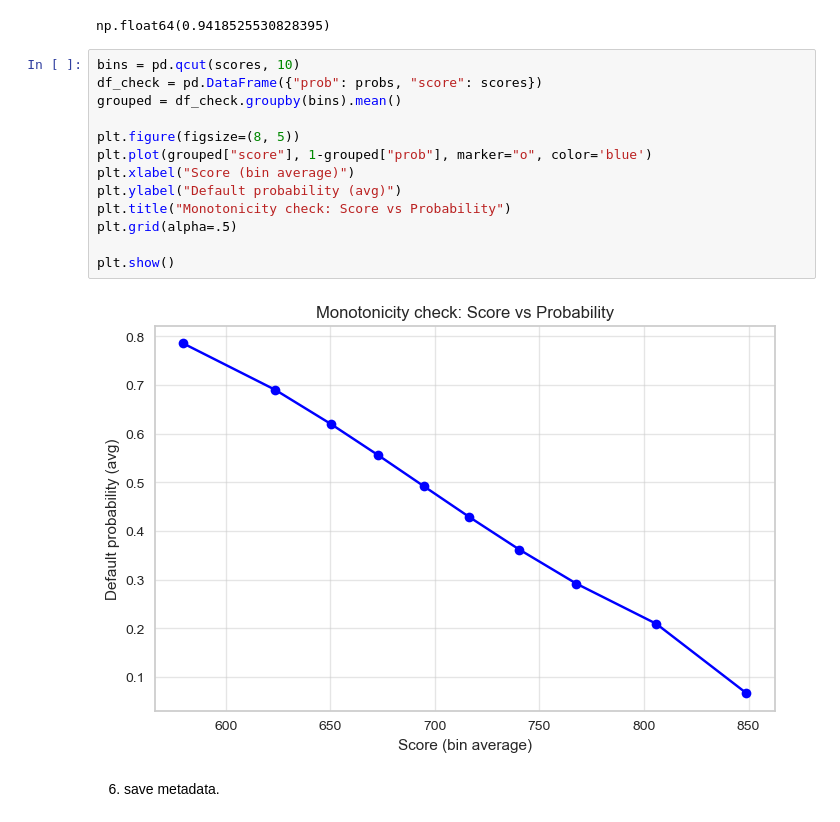
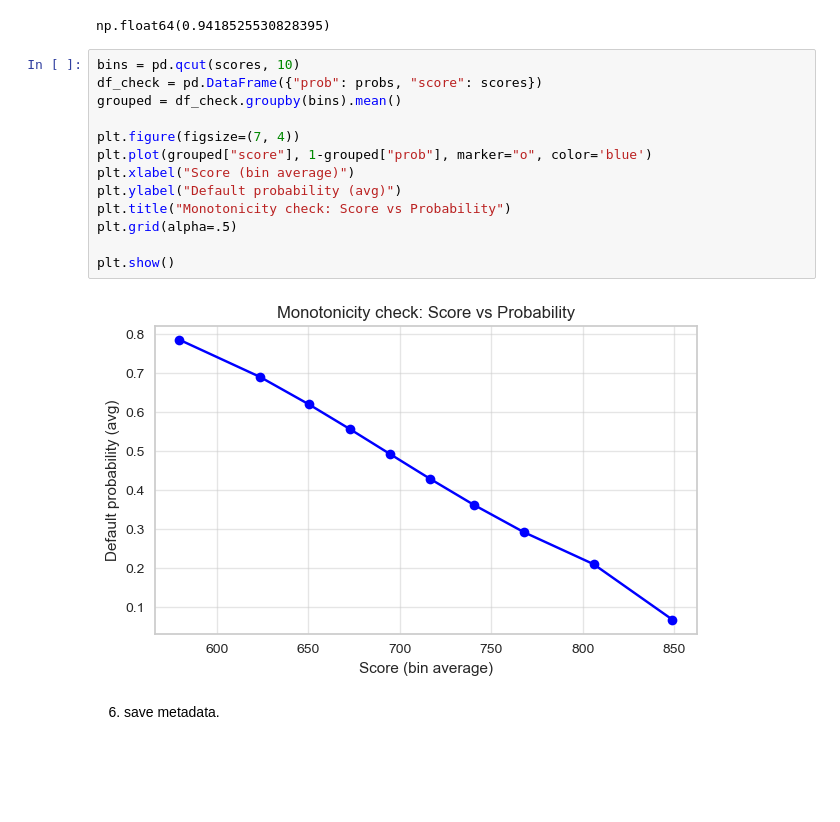
Before and after one commit to mmichellesvv/Credit-Risk-Assessment, a Jupyter notebook: creditRisk_PDmodel.ipynb, the cells around one changed output. Cells and saved outputs as stored; diff of their text form; blank space fills up the shorter version.

```diff
--- a/creditRisk_PDmodel.ipynb
+++ b/creditRisk_PDmodel.ipynb
@@ -622,18 +621,18 @@ np.float64(0.9418525530828395)
 # %%
 bins = pd.qcut(scores, 10)
 df_check = pd.DataFrame({"prob": probs, "score": scores})
 grouped = df_check.groupby(bins).mean()
 
-plt.figure(figsize=(8, 5))
+plt.figure(figsize=(7, 4))
 plt.plot(grouped["score"], 1-grouped["prob"], marker="o", color='blue')
 plt.xlabel("Score (bin average)")
 plt.ylabel("Default probability (avg)")
 plt.title("Monotonicity check: Score vs Probability")
 plt.grid(alpha=.5)
 
 plt.show()
 # %% [output]
-[figure, old version]
+[figure, new version]
 # %% [markdown]
 6. save metadata.
 # %%
```
Also changed, not shown: parts of 6 cells of this notebook, 1 other file.
